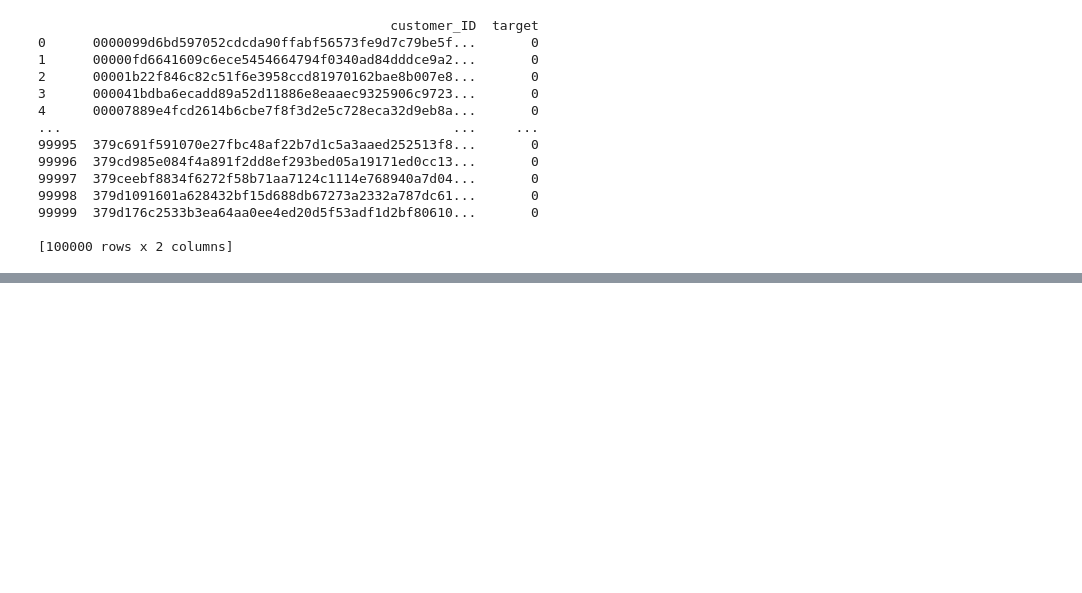
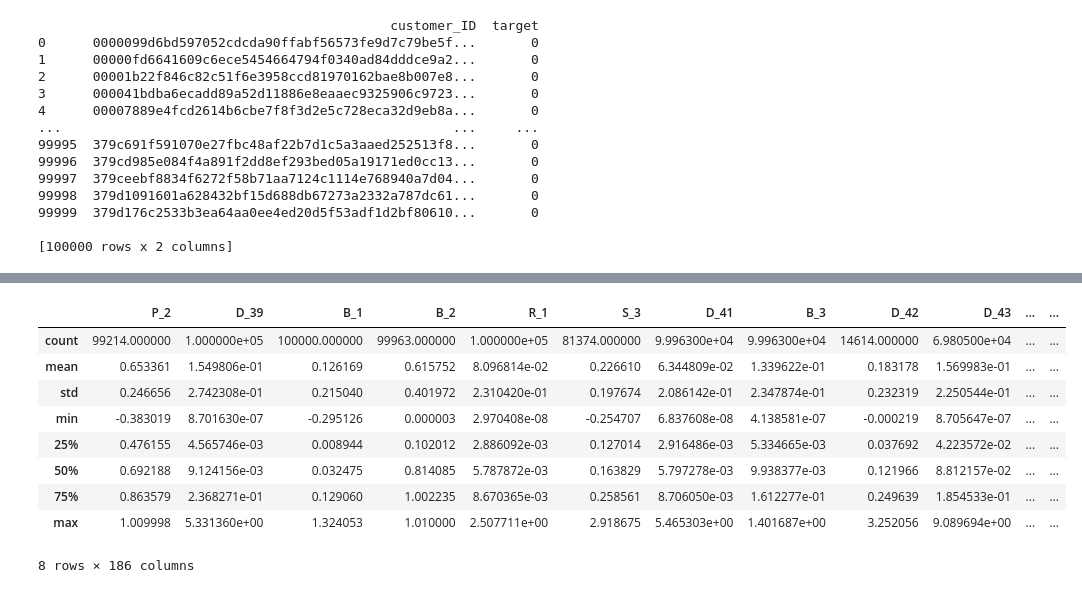
Before and after one commit to nstamboglis/kaggle_amex_defcomp, a Jupyter notebook: Kaggle_Amex_DefComp_EDA.ipynb, the cells around one changed output, grey strips where cells are left out. Cells and saved outputs as stored; diff of their text form; code cells hidden in the pictures; blank space fills up the shorter version.

```diff
--- a/Kaggle_Amex_DefComp_EDA.ipynb
+++ b/Kaggle_Amex_DefComp_EDA.ipynb
@@ -170,0 +190,16 @@ Discuss the ideal target with Fanelli - Subsampling?
+# %%
+# 1.4 Check variables key stats
+df_train.describe()
+
+# OK, reported variables appear to be slightly in the same range. Scaling is probably not a big issue here.
+# %% [output]
+|  | P_2 | D_39 | B_1 | B_2 | R_1 | S_3 | D_41 | B_3 | D_42 | D_43 | ... | ... |
+| count | 99214.000000 | 1.000000e+05 | 100000.000000 | 99963.000000 | 1.000000e+05 | 81374.000000 | 9.996300e+04 | 9.996300e+04 | 14614.000000 | 6.980500e+04 | ... | ... |
+| mean | 0.653361 | 1.549806e-01 | 0.126169 | 0.615752 | 8.096814e-02 | 0.226610 | 6.344809e-02 | 1.339622e-01 | 0.183178 | 1.569983e-01 | ... | ... |
+| std | 0.246656 | 2.742308e-01 | 0.215040 | 0.401972 | 2.310420e-01 | 0.197674 | 2.086142e-01 | 2.347874e-01 | 0.232319 | 2.250544e-01 | ... | ... |
+| min | -0.383019 | 8.701630e-07 | -0.295126 | 0.000003 | 2.970408e-08 | -0.254707 | 6.837608e-08 | 4.138581e-07 | -0.000219 | 8.705647e-07 | ... | ... |
+| 25% | 0.476155 | 4.565746e-03 | 0.008944 | 0.102012 | 2.886092e-03 | 0.127014 | 2.916486e-03 | 5.334665e-03 | 0.037692 | 4.223572e-02 | ... | ... |
+| 50% | 0.692188 | 9.124156e-03 | 0.032475 | 0.814085 | 5.787872e-03 | 0.163829 | 5.797278e-03 | 9.938377e-03 | 0.121966 | 8.812157e-02 | ... | ... |
+| 75% | 0.863579 | 2.368271e-01 | 0.129060 | 1.002235 | 8.670365e-03 | 0.258561 | 8.706050e-03 | 1.612277e-01 | 0.249639 | 1.854533e-01 | ... | ... |
+| max | 1.009998 | 5.331360e+00 | 1.324053 | 1.010000 | 2.507711e+00 | 2.918675 | 5.465303e+00 | 1.401687e+00 | 3.252056 | 9.089694e+00 | ... | ... |
+8 rows × 186 columns
```
Also changed, not shown: parts of 26 cells of this notebook.
